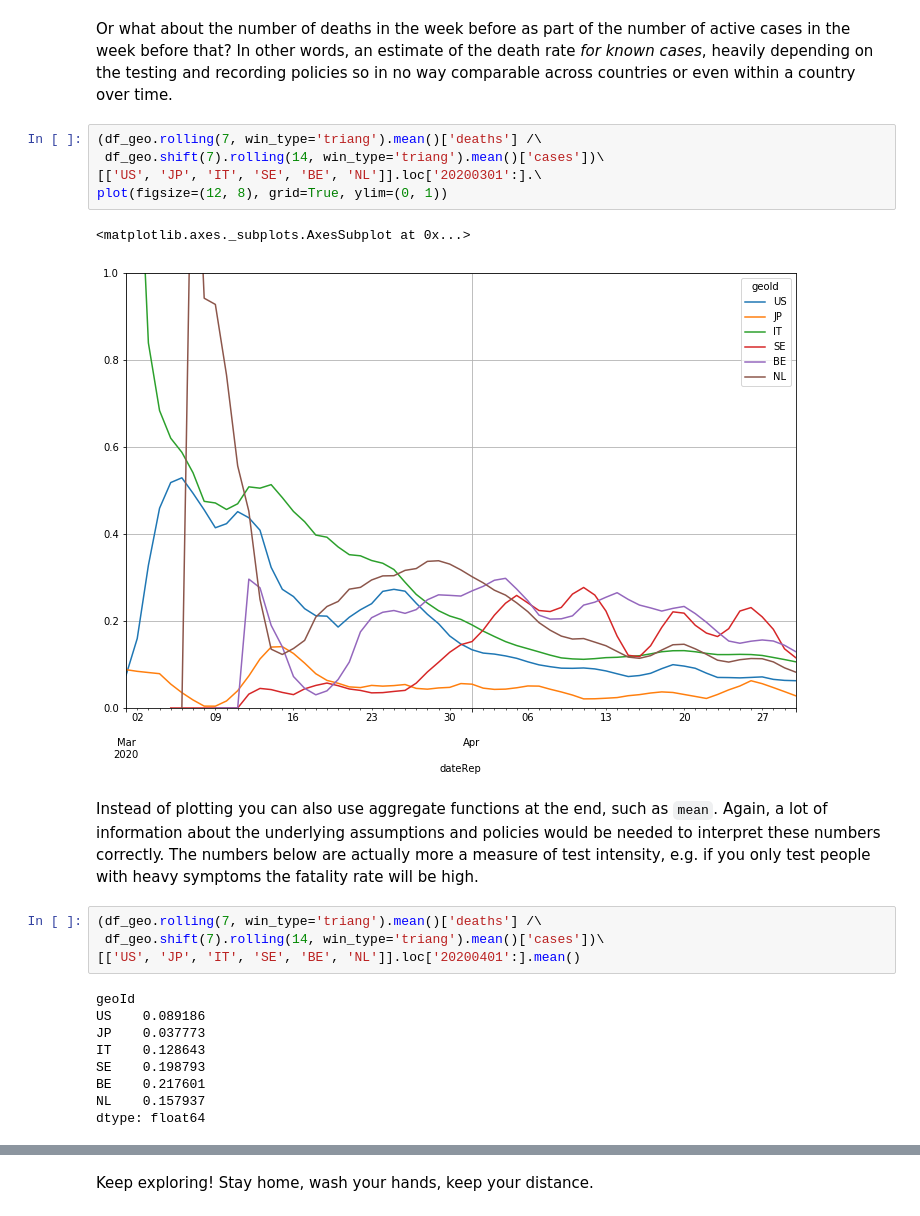
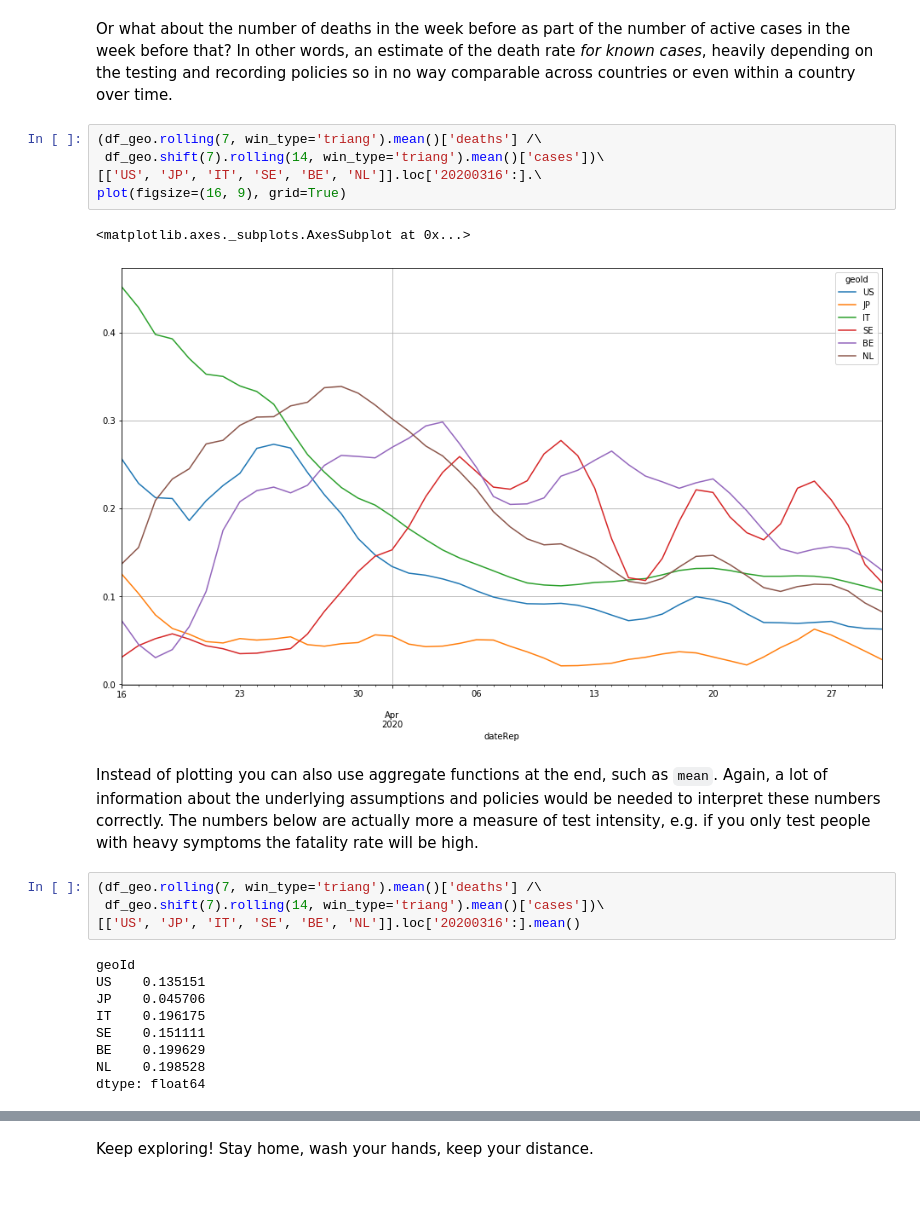
Before and after one commit to R3dje/COVID19, a Jupyter notebook: EUCDC.ipynb, the cells around one changed output, grey strips where cells are left out. Cells and saved outputs as stored; diff of their text form.

```diff
--- a/EUCDC.ipynb
+++ b/EUCDC.ipynb
@@ -251,23 +251,23 @@ Or what about the number of deaths in the week before as part of the number of a
 # %%
 (df_geo.rolling(7, win_type='triang').mean()['deaths'] /\
  df_geo.shift(7).rolling(14, win_type='triang').mean()['cases'])\
-[['US', 'JP', 'IT', 'SE', 'BE', 'NL']].loc['20200301':].\
-plot(figsize=(12, 8), grid=True, ylim=(0, 1))
+[['US', 'JP', 'IT', 'SE', 'BE', 'NL']].loc['20200316':].\
+plot(figsize=(16, 9), grid=True)
 # %% [output]
 <matplotlib.axes._subplots.AxesSubplot at 0x...>
-[figure, old version]
+[figure, new version]
 # %% [markdown]
 Instead of plotting you can also use aggregate functions at the end, such as `mean`. Again, a lot of information about the underlying assumptions and policies would be needed to interpret these numbers correctly. The numbers below are actually more a measure of test intensity, e.g. if you only test people with heavy symptoms the fatality rate will be high.
 # %%
 (df_geo.rolling(7, win_type='triang').mean()['deaths'] /\
  df_geo.shift(7).rolling(14, win_type='triang').mean()['cases'])\
-[['US', 'JP', 'IT', 'SE', 'BE', 'NL']].loc['20200401':].mean()
+[['US', 'JP', 'IT', 'SE', 'BE', 'NL']].loc['20200316':].mean()
 # %% [output]
 geoId
-US    0.089186
-JP    0.037773
-IT    0.128643
-SE    0.198793
-BE    0.217601
-NL    0.157937
+US    0.135151
+JP    0.045706
+IT    0.196175
+SE    0.151111
+BE    0.199629
+NL    0.198528
 dtype: float64
```
Also changed, not shown: parts of 5 cells of this notebook, 2 other files.
